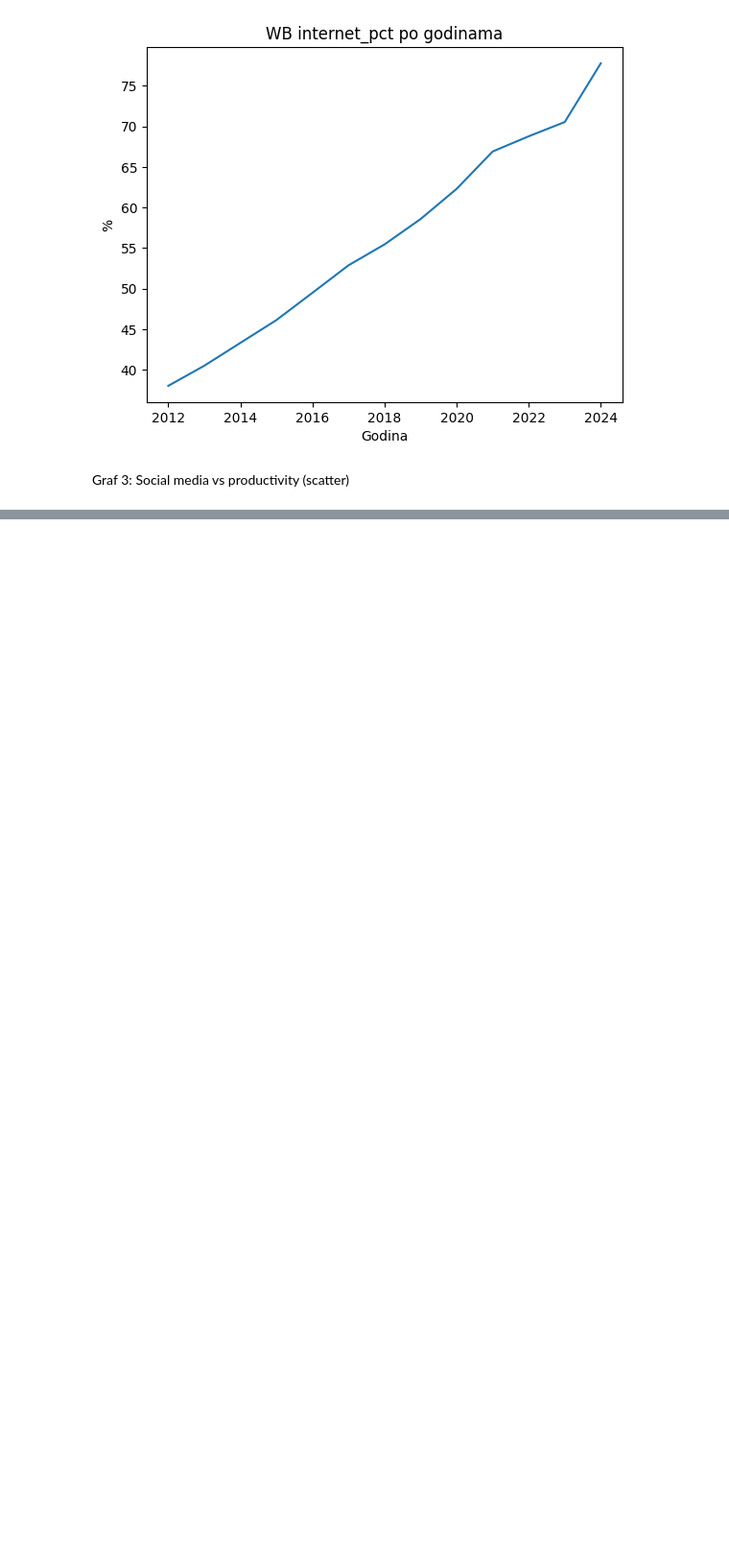
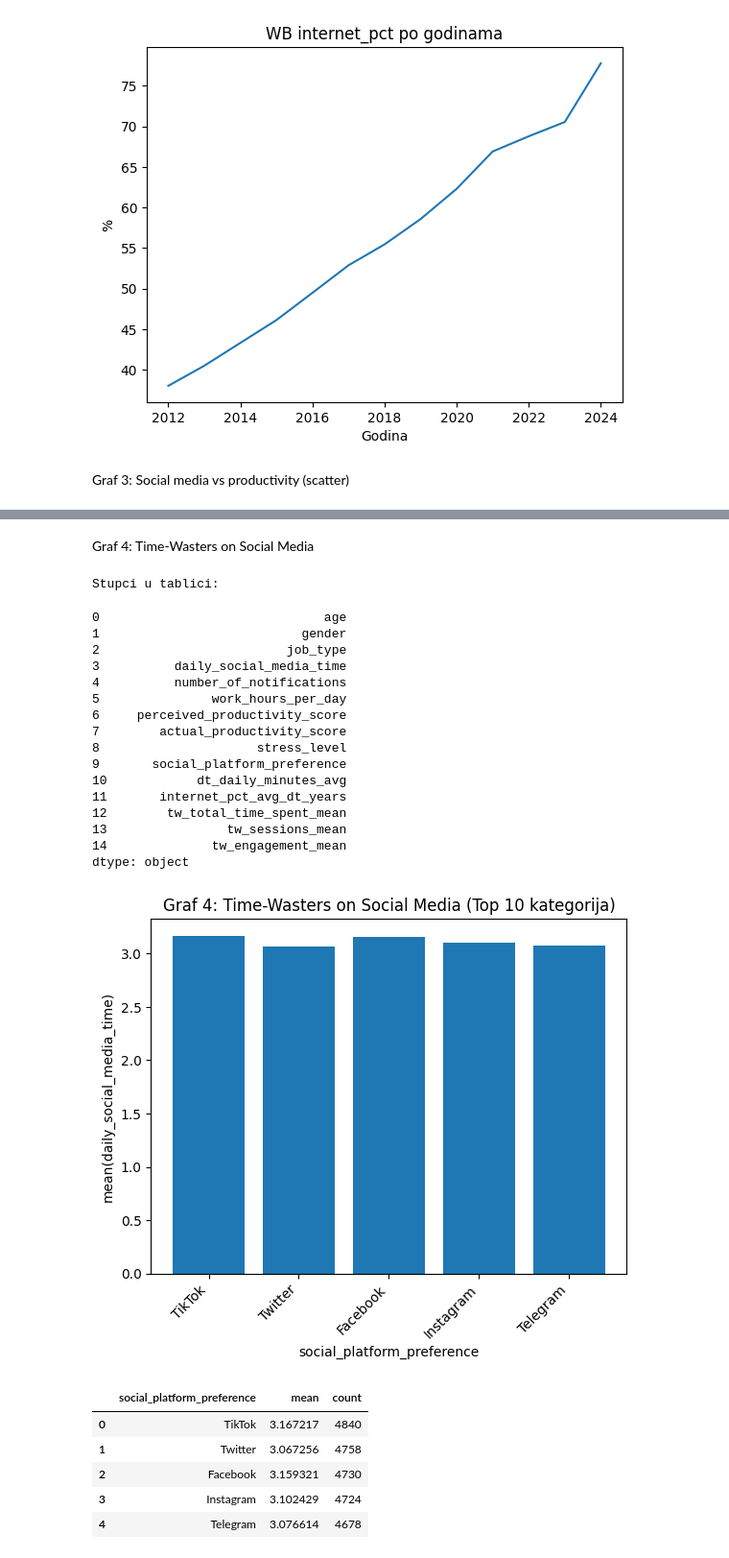
Before and after one commit to djasek21foi/PAP_PROJEKT, a Jupyter notebook: notebooks/04_analysis.ipynb, the cells around one changed output, grey strips where cells are left out. Shown at 96% size. Cells and saved outputs as stored; diff of their text form; code cells hidden in the pictures; blank space fills up the shorter version.

```diff
--- a/notebooks/04_analysis.ipynb
+++ b/notebooks/04_analysis.ipynb
@@ -220,0 +245,79 @@ Korelacija: -0.012884136881394337
+# %% [markdown]
+Graf 4: Time-Wasters on Social Media
+# %%
+import numpy as np
+import pandas as pd
+import matplotlib.pyplot as plt
+
+tw = read_table("integrated_individual")
+
+print("Stupci u tablici:")
+display(pd.Series(tw.columns))
+
+def pick_col(cols, keywords):
+    cols_low = [c.lower() for c in cols]
+    for kw in keywords:
+        for c, cl in zip(cols, cols_low):
+            if kw in cl:
+                return c
+    return None
+
+
+cat_col = pick_col(tw.columns, ["waster", "waste", "activity", "purpose", "reason", "platform", "app", "category"])
+num_col = pick_col(tw.columns, ["time", "minutes", "hours", "spent", "daily", "duration"])
+
+if cat_col is None:
+
+    obj_cols = tw.select_dtypes(include=["object"]).columns.tolist()
+    cat_col = obj_cols[0] if obj_cols else None
+
+if num_col is None:
+
+    num_cols = tw.select_dtypes(include=[np.number]).columns.tolist()
+    num_col = num_cols[0] if num_cols else None
+
+if cat_col is None or num_col is None:
+    raise ValueError(f"Ne mogu naći prikladne stupce. cat_col={cat_col}, num_col={num_col}")
+
+df4 = tw[[cat_col, num_col]].dropna().copy()
+
+g4 = (df4.groupby(cat_col)[num_col]
+      .agg(mean="mean", count="count")
+      .sort_values(["count", "mean"], ascending=[False, False])
+      .head(10)
+      .reset_index())
+
+plt.figure()
+plt.bar(g4[cat_col].astype(str), g4["mean"])
+plt.xticks(rotation=45, ha="right")
+plt.xlabel(cat_col)
+plt.ylabel(f"mean({num_col})")
+plt.title("Graf 4: Time-Wasters on Social Media (Top 10 kategorija)")
+plt.show()
+
+display(g4)
+# %% [output]
+Stupci u tablici:
+0                              age
+1                           gender
+2                         job_type
+3          daily_social_media_time
+4          number_of_notifications
+5               work_hours_per_day
+6     perceived_productivity_score
+7        actual_productivity_score
+8                     stress_level
+9       social_platform_preference
+10            dt_daily_minutes_avg
+11       internet_pct_avg_dt_years
+12        tw_total_time_spent_mean
+13                tw_sessions_mean
+14              tw_engagement_mean
+dtype: object
+[figure, added]
+|  | social_platform_preference | mean | count |
+| 0 | TikTok | 3.167217 | 4840 |
+| 1 | Twitter | 3.067256 | 4758 |
+| 2 | Facebook | 3.159321 | 4730 |
+| 3 | Instagram | 3.102429 | 4724 |
+| 4 | Telegram | 3.076614 | 4678 |
```
Also changed, not shown: parts of 2 cells of this notebook.
